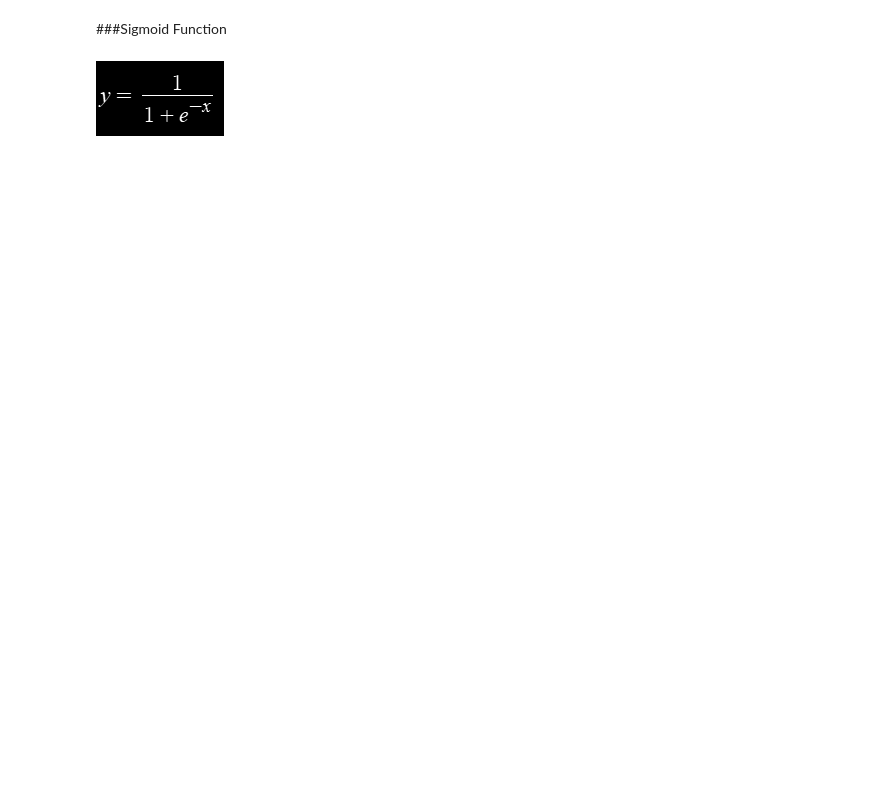
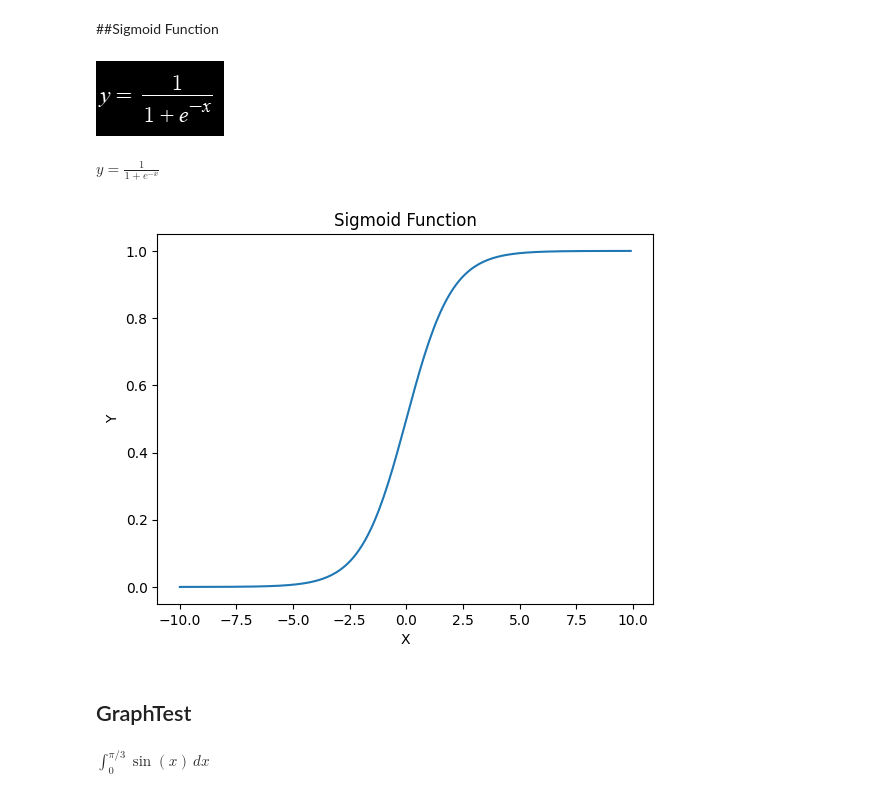
Before and after one commit to piusAI/Math-For-AI, a Jupyter notebook: Math01.ipynb, the cells around one changed output. Drawn from its saved outputs; the diff is of its cells as text; code cells hidden in the pictures; blank space fills up the shorter version.

```diff
--- a/Math01.ipynb
+++ b/Math01.ipynb
@@ -1,6 +1,38 @@
 # %% [markdown]
 <a href="https://colab.research.google.com/github/piusAI/Math-For-AI/blob/main/Math01.ipynb" target="_parent"><img src="https://colab.research.google.com/assets/colab-badge.svg" alt="Open In Colab"/></a>
 # %% [markdown]
-###Sigmoid Function
+##Sigmoid Function
 # %% [markdown]
 ![image.png](embedded-picture-1)
+# %%
+from IPython.display import display, Latex
+
+display(Latex(r'$\displaystyle y = \frac{1}{1 + e^{-x}}$'))
+# %% [output]
+$\displaystyle y = \frac{1}{1 + e^{-x}}$
+# %%
+import matplotlib.pyplot as plt
+import numpy as np
+
+def sigmoid(x):
+  return (1 / (1 + np.exp(-x)))
+
+x = np.arange(-10,10,0.1)
+y = sigmoid(x)
+
+plt.plot(x, y)
+plt.xlabel("X")
+plt.ylabel("Y")
+plt.title('Sigmoid Function')
+# plt.grid(True)
+plt.show()
+# %% [output]
+[figure, added]
+# %% [markdown]
+## GraphTest
+# %%
+from IPython.display import display, Latex
+
+display(Latex(r'$\displaystyle \int_{0}^{\pi/3} \sin(x)\, dx$'))
+# %% [output]
+$\displaystyle \int_{0}^{\pi/3} \sin(x)\, dx$
```
Also changed, not shown: parts of 2 cells of this notebook.
